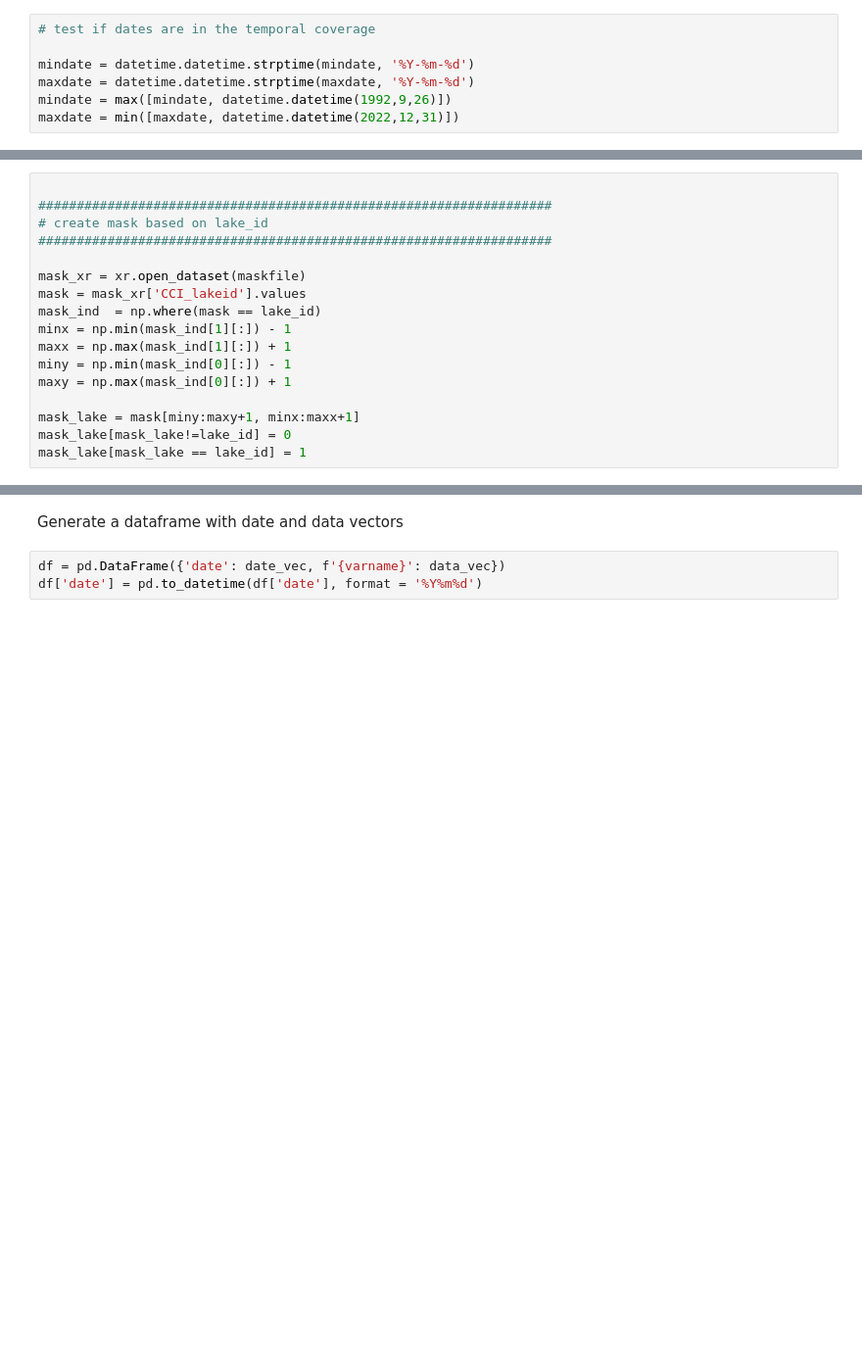
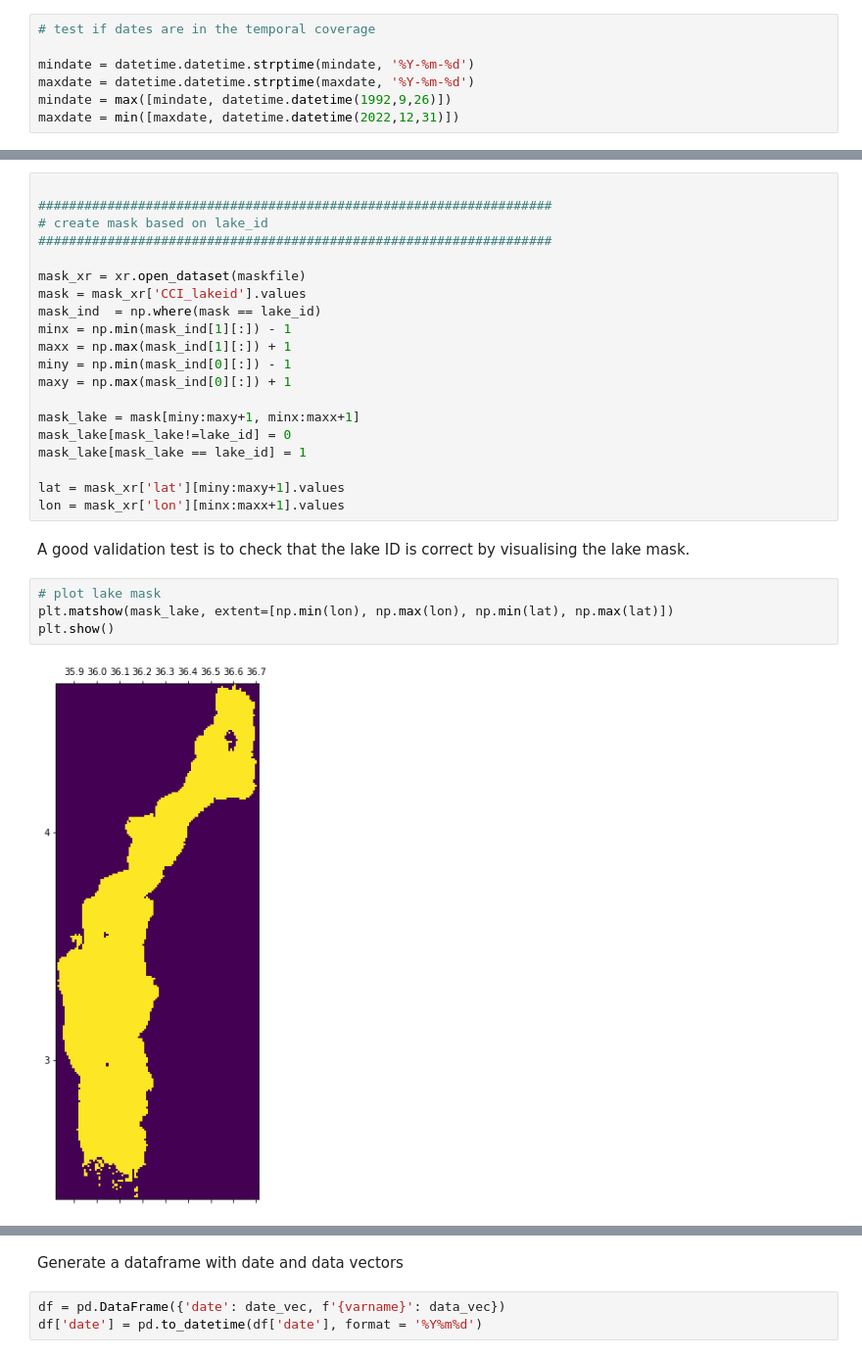
Before and after one commit to cci-lakes/lakes_cci_tools, a Jupyter notebook: lakes_cci_mean_timeseries.ipynb, the cells around one changed output, grey strips where cells are left out. Shown at 98% size. Cells and saved outputs as stored; diff of their text form; blank space fills up the shorter version.

```diff
--- a/lakes_cci_mean_timeseries.ipynb
+++ b/lakes_cci_mean_timeseries.ipynb
@@ -107,4 +118,15 @@ maxy = np.max(mask_ind[0][:]) + 1
 mask_lake = mask[miny:maxy+1, minx:maxx+1]
 mask_lake[mask_lake!=lake_id] = 0
 mask_lake[mask_lake == lake_id] = 1
+
+lat = mask_xr['lat'][miny:maxy+1].values
+lon = mask_xr['lon'][minx:maxx+1].values
+# %% [markdown]
+A good validation test is to check that the lake ID is correct by visualising the lake mask.
+# %%
+# plot lake mask
+plt.matshow(mask_lake, extent=[np.min(lon), np.max(lon), np.min(lat), np.max(lat)])
+plt.show()
+# %% [output]
+[figure, added]
 # %% [markdown]
```
Also changed, not shown: parts of 10 cells of this notebook.
